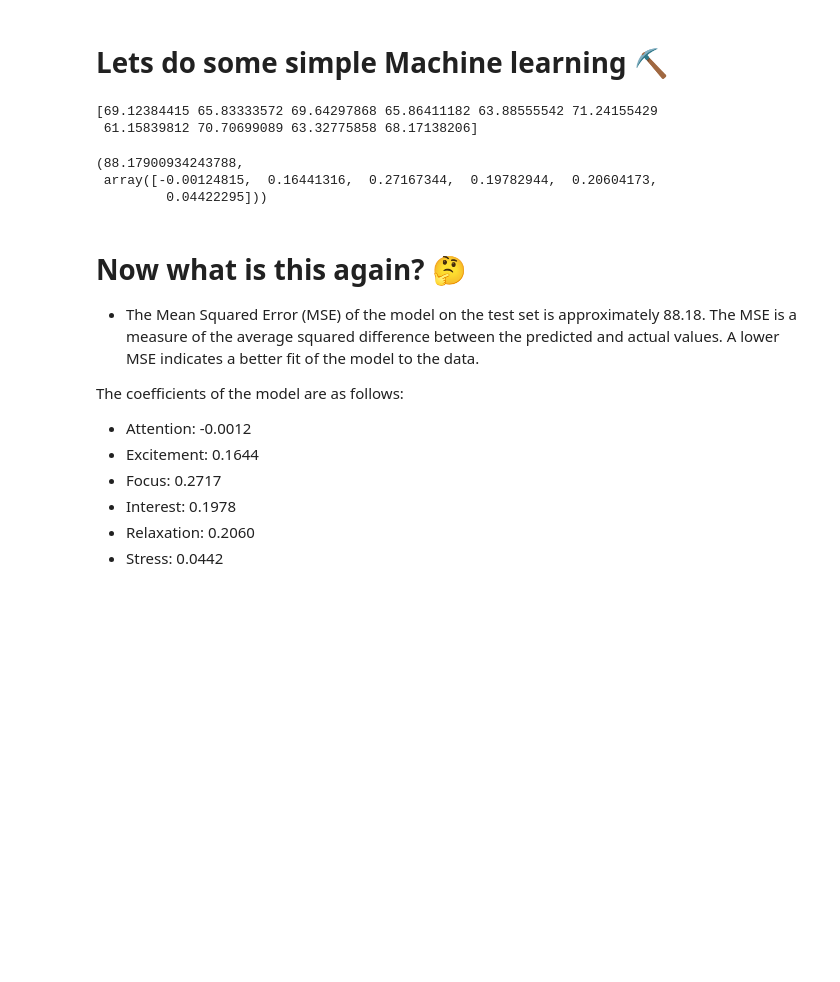
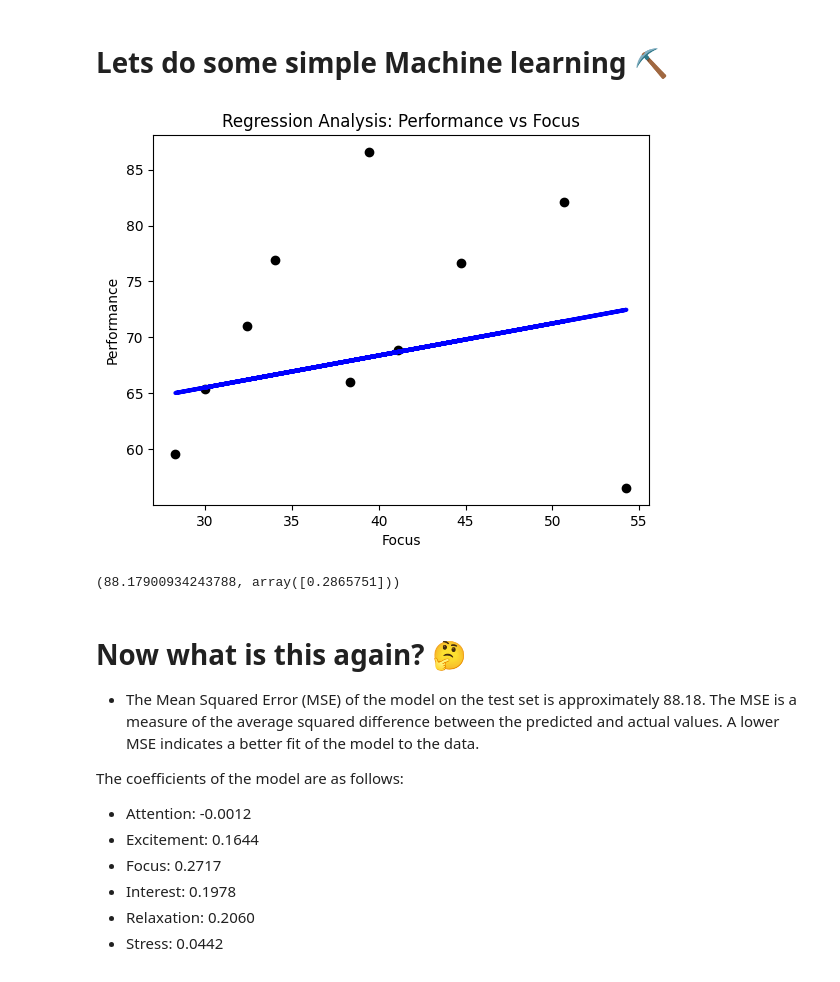
Before and after one commit to Darkandpure/Machine_learning-, a Jupyter notebook: Analysis_nema.ipynb, the cells around one changed output. Cells and saved outputs as stored; diff of their text form; code cells hidden in the pictures; blank space fills up the shorter version.

```diff
--- a/Analysis_nema.ipynb
+++ b/Analysis_nema.ipynb
@@ -107,36 +107,43 @@ Please note that these are correlation coefficients and do not indicate causatio
 # %%
 from sklearn.model_selection import train_test_split
 from sklearn.linear_model import LinearRegression
 from sklearn.metrics import mean_squared_error
 
 # Define the feature matrix X and target variable y
 X = df.drop('performance', axis=1)
+y = df['performance']
+
+# Define the feature matrix X and target variable y
+X = df[['focus']]
 y = df['performance']
 
 # Split the data into training set and test set
 X_train, X_test, y_train, y_test = train_test_split(X, y, test_size=0.2, random_state=0)
 
 # Initialize the Linear Regression model
 model = LinearRegression()
 
 # Fit the model on the training data
 model.fit(X_train, y_train)
 
 # Predict the performance on the test data
 y_pred = model.predict(X_test)
 
-# Compute the mean squared error of the predictions
-mse = mean_squared_error(y_test, y_pred)
+# Plot outputs
+plt.scatter(X_test, y_test,  color='black')
+plt.plot(X_test, y_pred, color='blue', linewidth=3)
 
+plt.title('Regression Analysis: Performance vs Focus')
+plt.xlabel('Focus')
+plt.ylabel('Performance')
 
-print(y_pred)
-mse, model.coef_
+plt.show()
 # %% [output]
-[69.12384415 65.83333572 69.64297868 65.86411182 63.88555542 71.24155429
- 61.15839812 70.70699089 63.32775858 68.17138206]
-(88.17900934243788,
- array([-0.00124815,  0.16441316,  0.27167344,  0.19782944,  0.20604173,
-         0.04422295]))
+[figure, added]
+# %%
+mse, model.coef_
+# %% [output]
+(88.17900934243788, array([0.2865751]))
 # %% [markdown]
 # Now what is this again? 🤔
 - The Mean Squared Error (MSE) of the model on the test set is approximately 88.18. The MSE is a measure of the average squared difference between the predicted and actual values. A lower MSE indicates a better fit of the model to the data.
```
